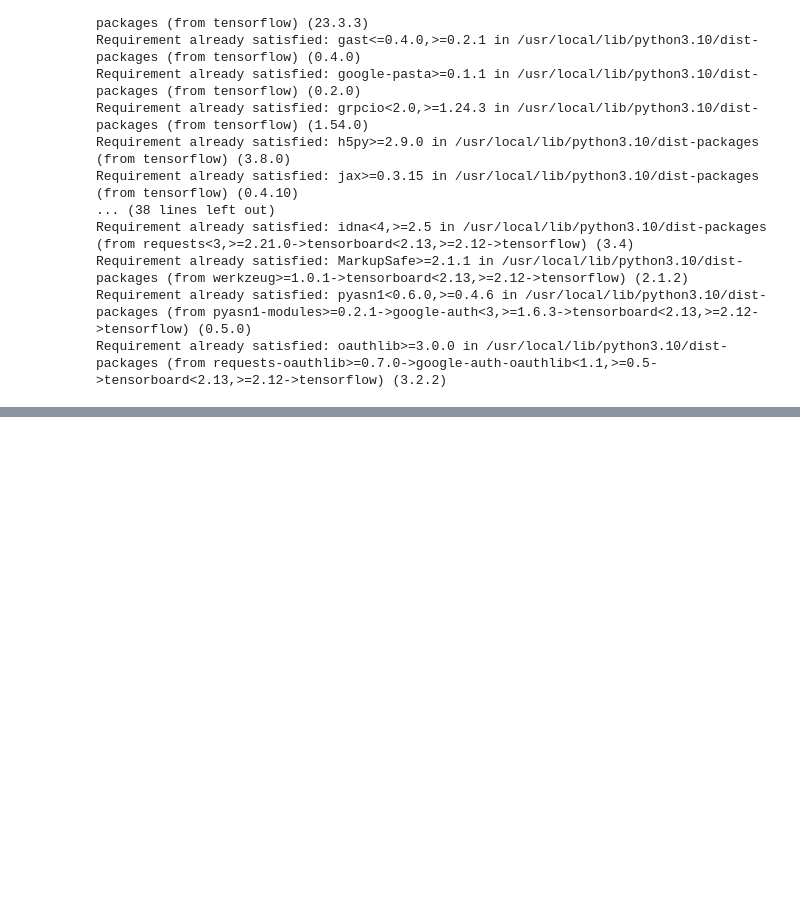
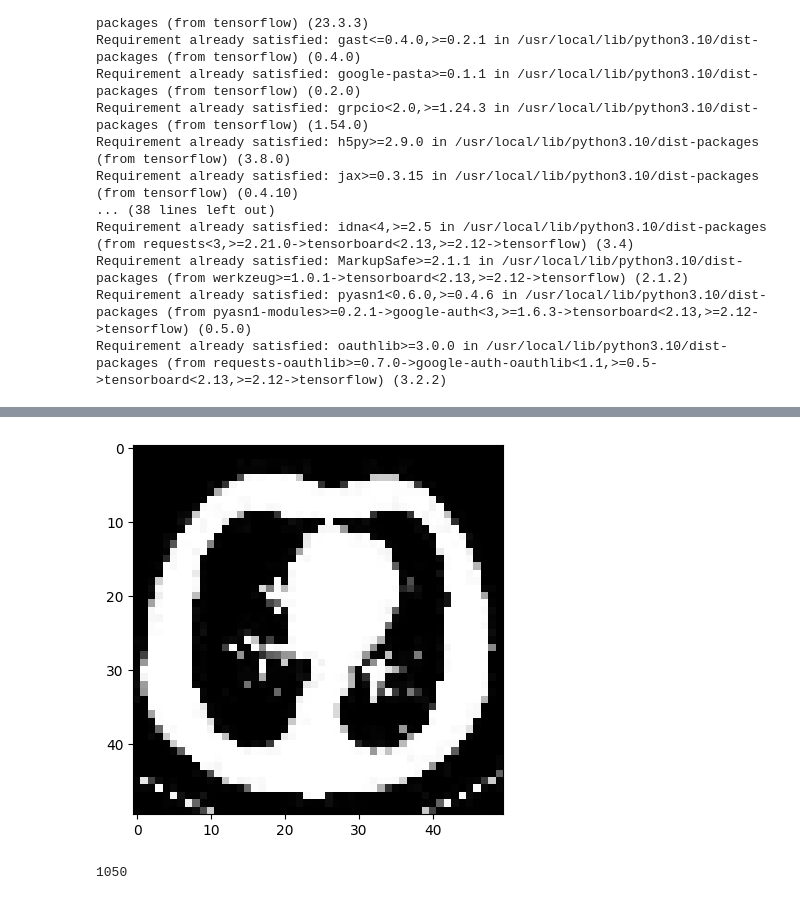
Before and after one commit to JasminPradhan/ML-project-1, a Jupyter notebook: Tumor_Classification.ipynb, the cells around one changed output, grey strips where cells are left out. Cells and saved outputs as stored; diff of their text form; code cells hidden in the pictures; blank space fills up the shorter version.

```diff
--- a/Tumor_Classification.ipynb
+++ b/Tumor_Classification.ipynb
@@ -30,0 +67,7 @@ for gpu in gpus:
+# %%
+IMG_SIZE=50
+new_arr=cv2.resize(img_arr,(IMG_SIZE,IMG_SIZE))
+plt.imshow(new_arr,cmap="gray")
+plt.show()
+# %% [output]
+[figure, added]
@@ -30,0 +90,4 @@ for gpu in gpus:
+# %%
+print(len(training_data))
+# %% [output]
+1050
```
Also changed, not shown: parts of 10 cells of this notebook.
